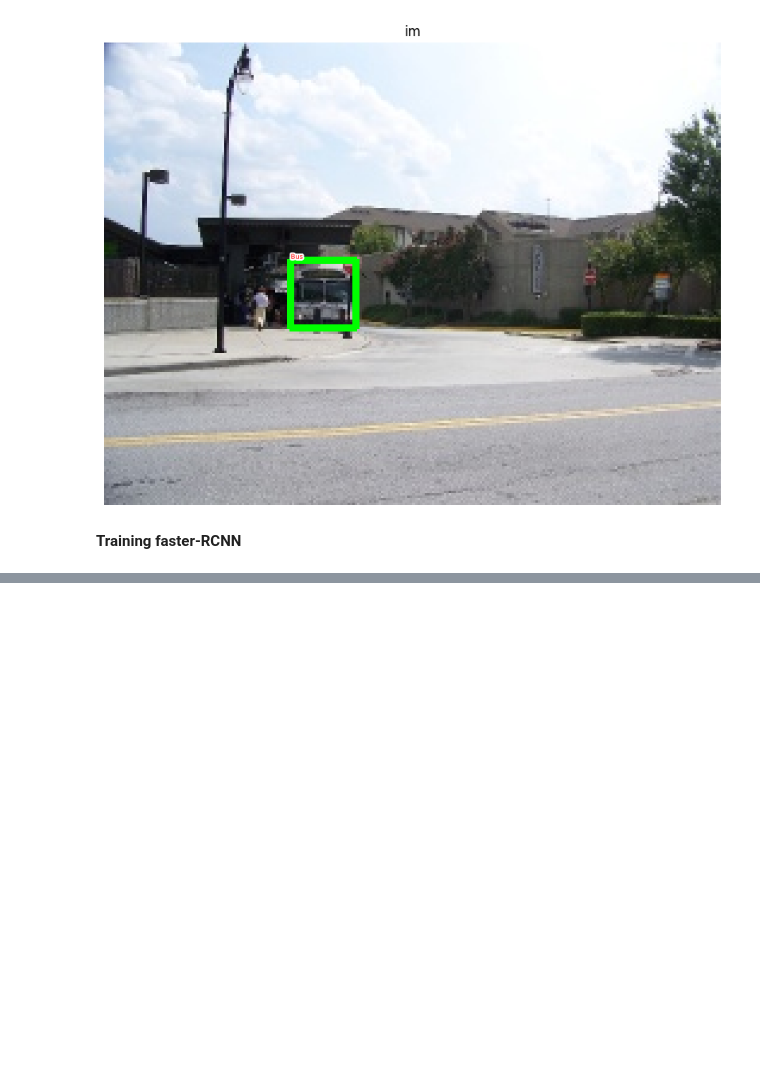
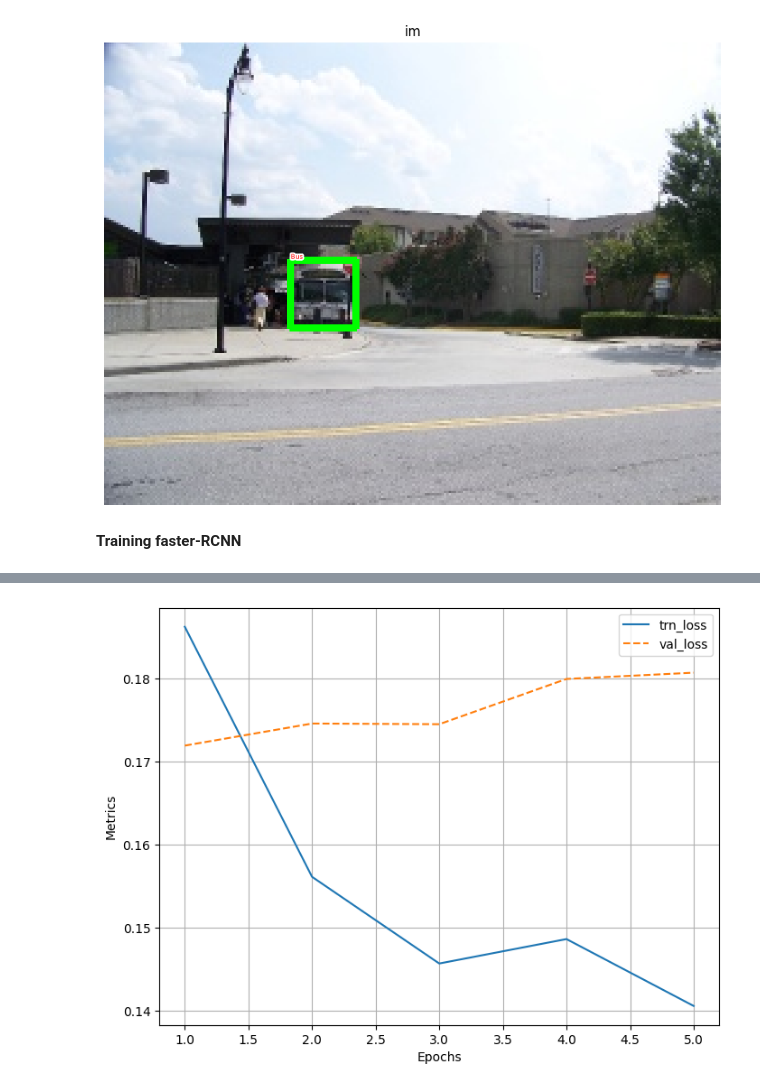
Before and after one commit to AleksandrMorozov123/Computer-vision-with-TensorFlow-Keras-and-OpenCV, a Jupyter notebook: object-detection-models-in-cv.ipynb, the cells around one changed output, grey strips where cells are left out. Cells and saved outputs as stored; diff of their text form; code cells hidden in the pictures; blank space fills up the shorter version.

Commit message:
Kaggle Notebook | Object detection models in CV | Version 13

```diff
--- a/object-detection-models-in-cv.ipynb
+++ b/object-detection-models-in-cv.ipynb
@@ -393,0 +516,6 @@ DF_RAW = '/kaggle/input/open-images-bus-trucks/df.csv'
+# %%
+model = get_model().to(device)
+optimizer = torch.optim.SGD(model.parameters(), lr=0.005,
+                            momentum=0.9, weight_decay=0.0005)
+n_epochs = 5
+log = Report(n_epochs)
@@ -393,0 +558,4 @@ DF_RAW = '/kaggle/input/open-images-bus-trucks/df.csv'
+# %%
+log.plot_epochs(['trn_loss','val_loss'])
+# %% [output]
+[figure, added]
```
Also changed, not shown: parts of 13 cells of this notebook.
